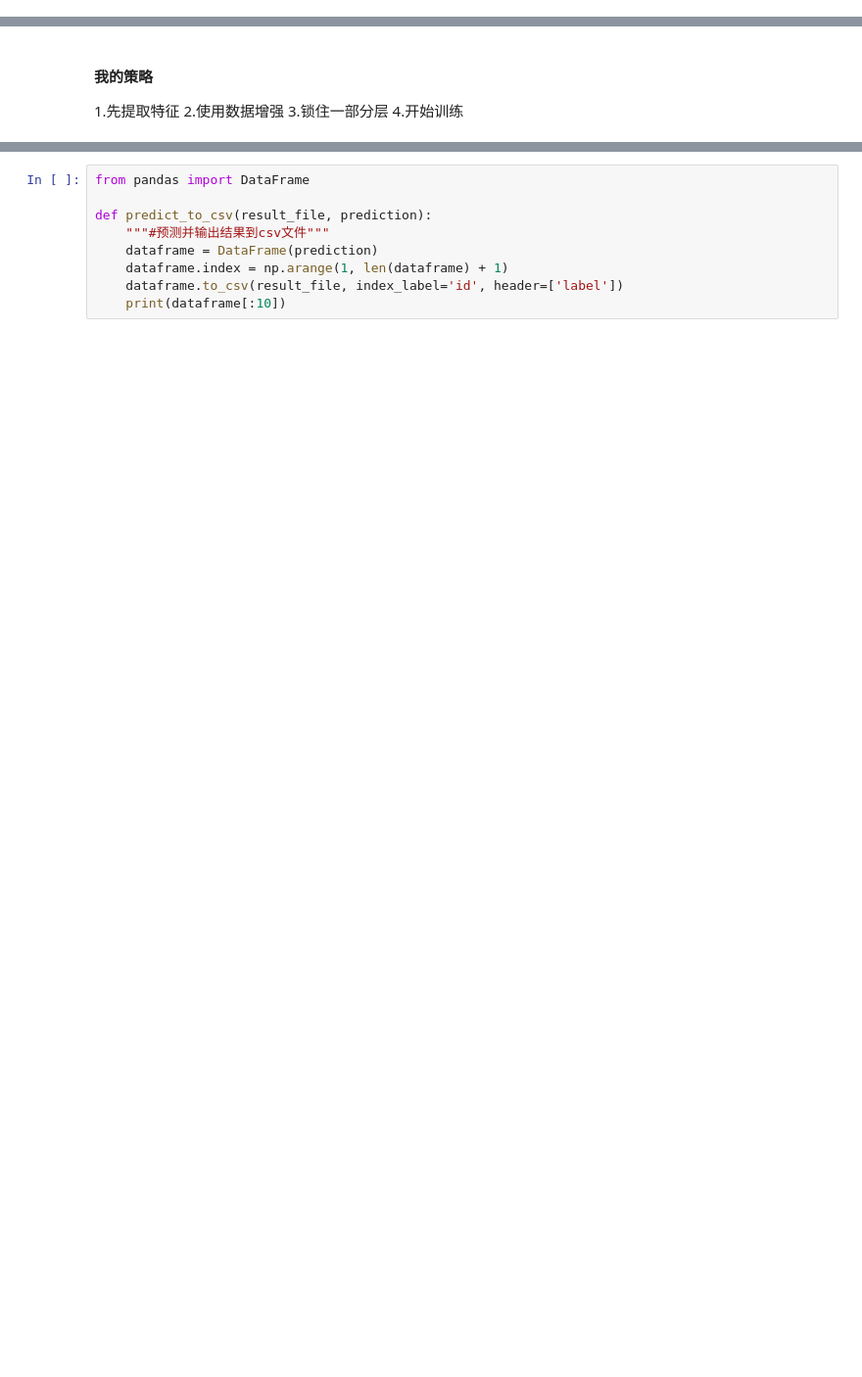
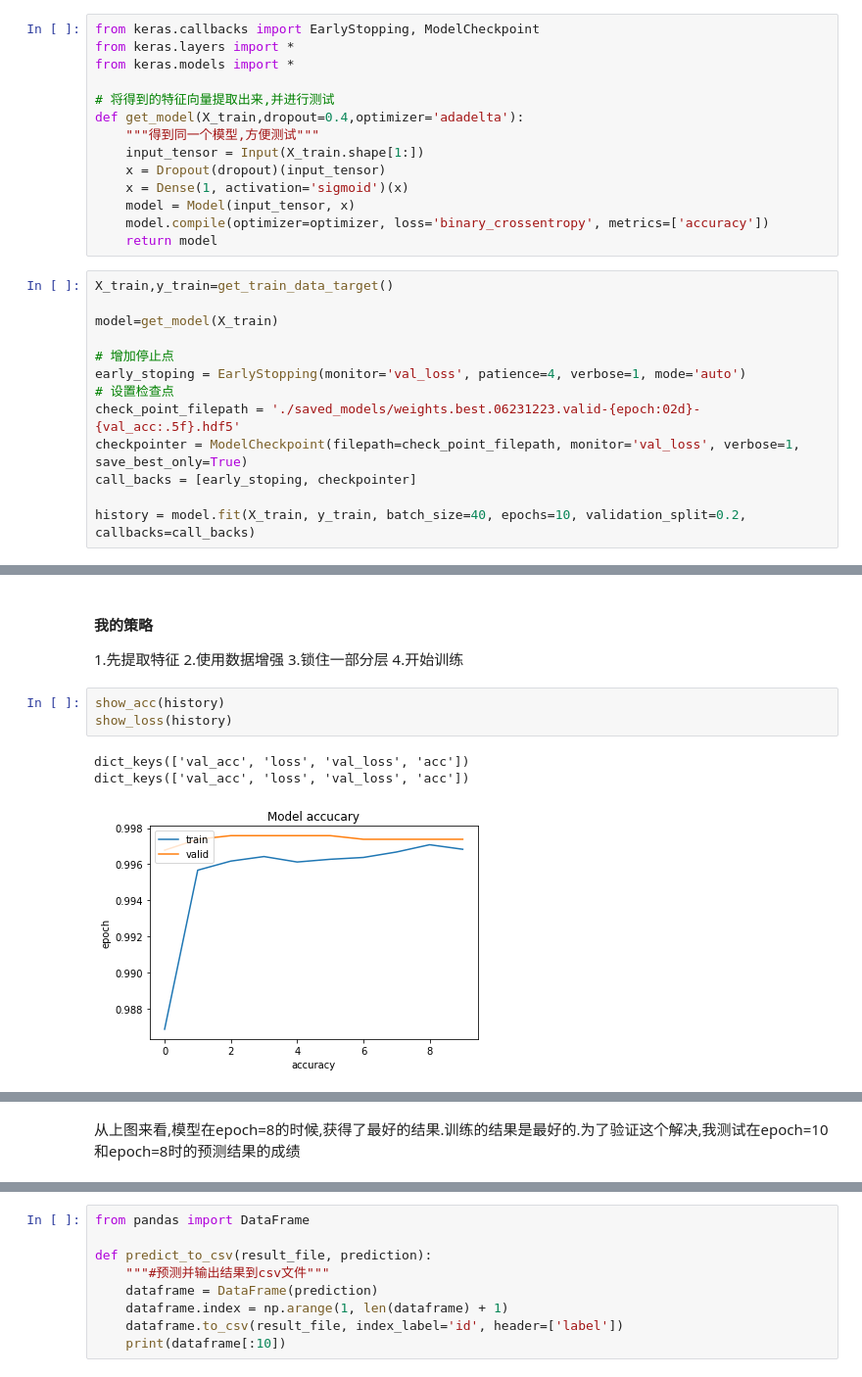
Before and after one commit to CoolerMe/Dog_VS_Cat, a Jupyter notebook: model_training.ipynb, the cells around one changed output, grey strips where cells are left out. Shown at 98% size. Cells and saved outputs as stored; diff of their text form; blank space fills up the shorter version.

```diff
--- a/model_training.ipynb
+++ b/model_training.ipynb
@@ -512,0 +459,27 @@ Epoch 00010: val_loss did not improve from 0.01258
+# %%
+from keras.callbacks import EarlyStopping, ModelCheckpoint
+from keras.layers import *
+from keras.models import *
+
+# 将得到的特征向量提取出来,并进行测试
+def get_model(X_train,dropout=0.4,optimizer='adadelta'):
+    """得到同一个模型,方便测试"""
+    input_tensor = Input(X_train.shape[1:])
+    x = Dropout(dropout)(input_tensor)
+    x = Dense(1, activation='sigmoid')(x)
+    model = Model(input_tensor, x)
+    model.compile(optimizer=optimizer, loss='binary_crossentropy', metrics=['accuracy'])
+    return model
+# %%
+X_train,y_train=get_train_data_target()
+
+model=get_model(X_train)
+
+# 增加停止点
+early_stoping = EarlyStopping(monitor='val_loss', patience=4, verbose=1, mode='auto')
+# 设置检查点
+check_point_filepath = './saved_models/weights.best.06231223.valid-{epoch:02d}-{val_acc:.5f}.hdf5'
+checkpointer = ModelCheckpoint(filepath=check_point_filepath, monitor='val_loss', verbose=1, save_best_only=True)
+call_backs = [early_stoping, checkpointer]
+
+history = model.fit(X_train, y_train, batch_size=40, epochs=10, validation_split=0.2, callbacks=call_backs)
@@ -516,3 +507,10 @@ Epoch 00010: val_loss did not improve from 0.01258
 2.使用数据增强
 3.锁住一部分层
 4.开始训练
+# %%
+show_acc(history)
+show_loss(history)
+# %% [output]
+dict_keys(['val_acc', 'loss', 'val_loss', 'acc'])
+dict_keys(['val_acc', 'loss', 'val_loss', 'acc'])
+[figure, added]
@@ -519 +518,3 @@ Epoch 00010: val_loss did not improve from 0.01258
+# %% [markdown]
+从上图来看,模型在epoch=8的时候,获得了最好的结果.训练的结果是最好的.为了验证这个解决,我测试在epoch=10和epoch=8时的预测结果的成绩
 # %%
```
Also changed, not shown: parts of 13 cells of this notebook, 6 other files.
